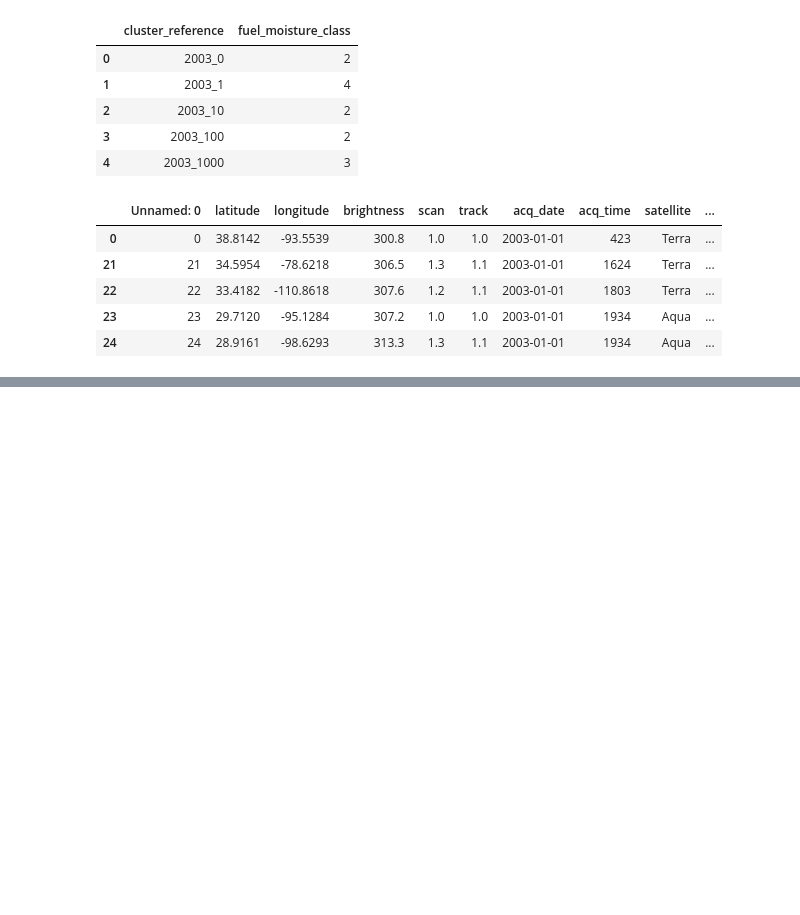
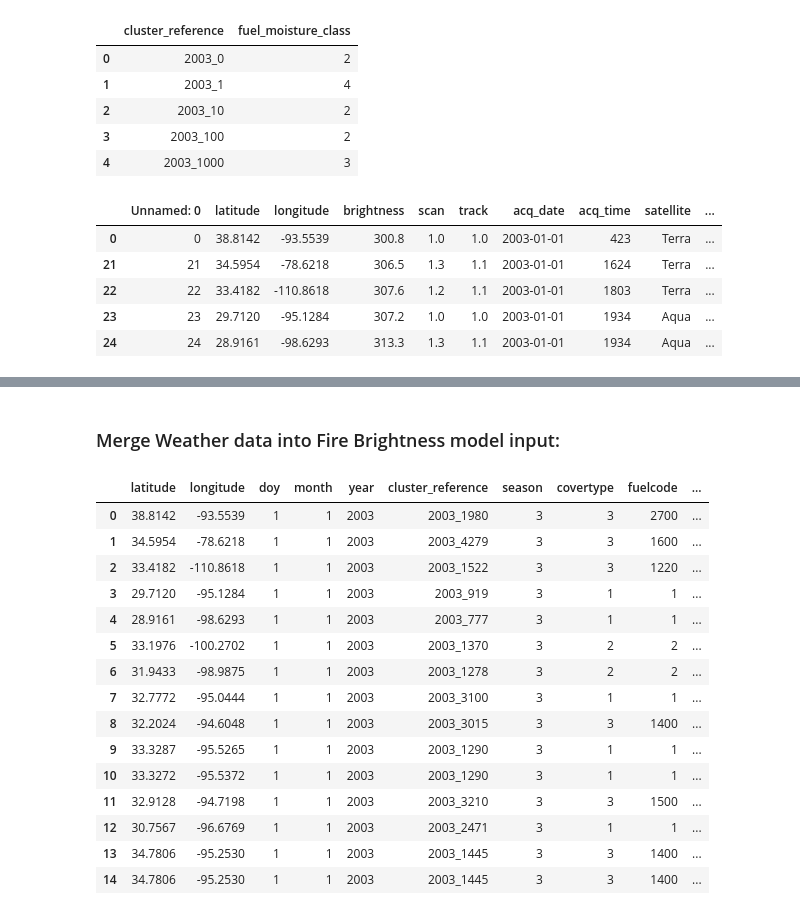
Before and after one commit to NahidGithub/Predicting-Wildfires, a Jupyter notebook: experimental code/MLInputs.ipynb, the cells around one changed output, grey strips where cells are left out. Saved outputs shown, nothing was run; the diff lists cells and outputs as text; code cells hidden in the pictures; blank space fills up the shorter version.

```diff
--- a/experimental code/MLInputs.ipynb
+++ b/experimental code/MLInputs.ipynb
@@ -291,0 +244,3 @@ NASA_M6_Model.head()
+# %%
+# Load pending Fire Brightness Model dataframe:
+NASA_M6_Model = pd.read_csv('/Users/AlfHaugen/Python/Wildfire_Data/FireExports/FireIntensity_Model_June1.csv')
@@ -291,0 +280,2 @@ NASA_M6_Model.head()
+# %%
+dfWeather = pd.read_sql(queryWeather, engine)  # Open up weather data from DB.
@@ -291,0 +310,2 @@ NASA_M6_Model.head()
+# %%
+dfWeather = dfWeather.rename(columns={'cluster_ref':'cluster_reference'})
@@ -291,0 +336,28 @@ NASA_M6_Model.head()
+# %% [markdown]
+### Merge Weather data into Fire Brightness model input:
+# %%
+# Merging data into NASA M6, changing by DF above and column name.
+NASA_M6_Model_Weather3 = NASA_M6_Model.merge(right=dfWeather.loc[:,['cluster_reference', 'temperature', 'humidity',
+                                                                    'precip_intensity', 'pressure', 'uv_index', 'visibility', 'wind_speed','wind_gust','doy']],
+                   how='left',
+                   left_on=['cluster_reference', 'doy'],
+                   right_on=['cluster_reference', 'doy'])
+# %%
+NASA_M6_Model_Weather3[0:15]
+# %% [output]
+|  | latitude | longitude | doy | month | year | cluster_reference | season | covertype | fuelcode | ... |
+| 0 | 38.8142 | -93.5539 | 1 | 1 | 2003 | 2003_1980 | 3 | 3 | 2700 | ... |
+| 1 | 34.5954 | -78.6218 | 1 | 1 | 2003 | 2003_4279 | 3 | 3 | 1600 | ... |
+| 2 | 33.4182 | -110.8618 | 1 | 1 | 2003 | 2003_1522 | 3 | 3 | 1220 | ... |
+| 3 | 29.7120 | -95.1284 | 1 | 1 | 2003 | 2003_919 | 3 | 1 | 1 | ... |
+| 4 | 28.9161 | -98.6293 | 1 | 1 | 2003 | 2003_777 | 3 | 1 | 1 | ... |
+| 5 | 33.1976 | -100.2702 | 1 | 1 | 2003 | 2003_1370 | 3 | 2 | 2 | ... |
+| 6 | 31.9433 | -98.9875 | 1 | 1 | 2003 | 2003_1278 | 3 | 2 | 2 | ... |
+| 7 | 32.7772 | -95.0444 | 1 | 1 | 2003 | 2003_3100 | 3 | 1 | 1 | ... |
+| 8 | 32.2024 | -94.6048 | 1 | 1 | 2003 | 2003_3015 | 3 | 3 | 1400 | ... |
+| 9 | 33.3287 | -95.5265 | 1 | 1 | 2003 | 2003_1290 | 3 | 1 | 1 | ... |
+| 10 | 33.3272 | -95.5372 | 1 | 1 | 2003 | 2003_1290 | 3 | 1 | 1 | ... |
+| 11 | 32.9128 | -94.7198 | 1 | 1 | 2003 | 2003_3210 | 3 | 3 | 1500 | ... |
+| 12 | 30.7567 | -96.6769 | 1 | 1 | 2003 | 2003_2471 | 3 | 1 | 1 | ... |
+| 13 | 34.7806 | -95.2530 | 1 | 1 | 2003 | 2003_1445 | 3 | 3 | 1400 | ... |
+| 14 | 34.7806 | -95.2530 | 1 | 1 | 2003 | 2003_1445 | 3 | 3 | 1400 | ... |
```
Also changed, not shown: parts of 73 cells of this notebook.
